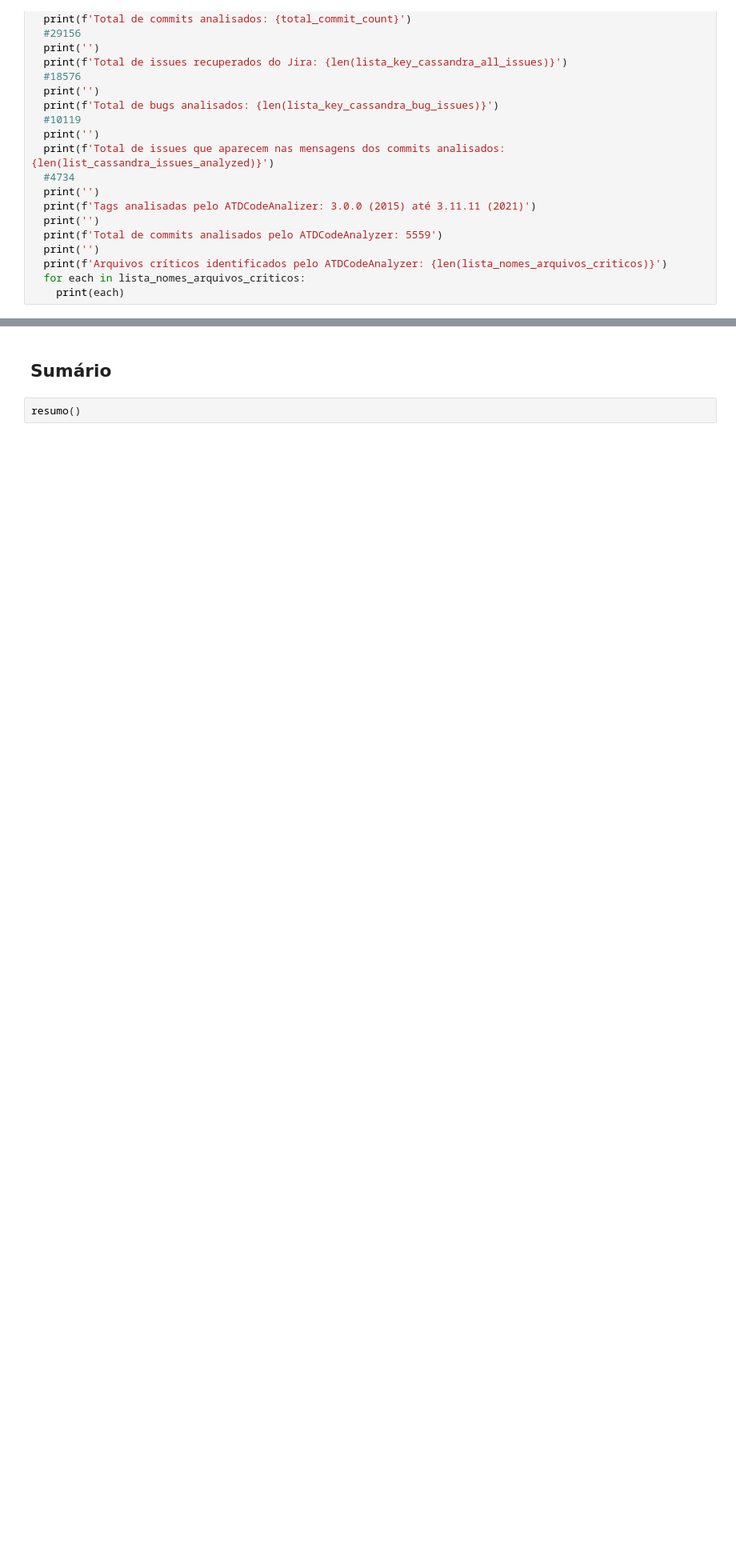
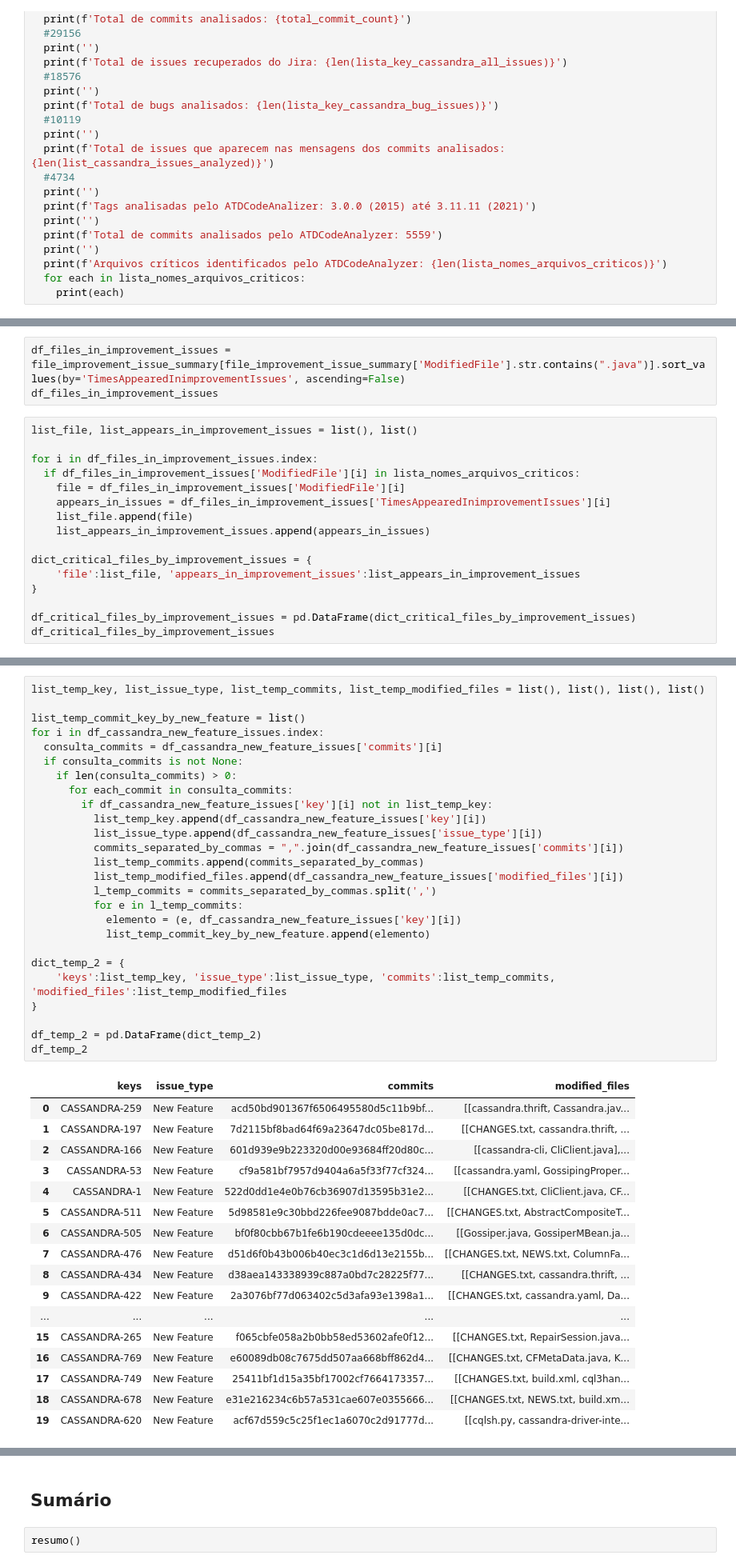
Before and after one commit to armandossrecife/piloto, a Jupyter notebook: classes_criticas_cassandra_teste_correlacao_todosissues_e_bugs.ipynb, the cells around one changed output, grey strips where cells are left out. Shown at 80% size. Saved outputs shown, nothing was run; the diff lists cells and outputs as text; blank space fills up the shorter version.

```diff
--- a/classes_criticas_cassandra_teste_correlacao_todosissues_e_bugs.ipynb
+++ b/classes_criticas_cassandra_teste_correlacao_todosissues_e_bugs.ipynb
@@ -1391,0 +1642,19 @@ def resumo():
+# %%
+df_files_in_improvement_issues = file_improvement_issue_summary[file_improvement_issue_summary['ModifiedFile'].str.contains(".java")].sort_values(by='TimesAppearedInimprovementIssues', ascending=False)
+df_files_in_improvement_issues
+# %%
+list_file, list_appears_in_improvement_issues = list(), list()
+
+for i in df_files_in_improvement_issues.index:
+  if df_files_in_improvement_issues['ModifiedFile'][i] in lista_nomes_arquivos_criticos:
+    file = df_files_in_improvement_issues['ModifiedFile'][i]
+    appears_in_issues = df_files_in_improvement_issues['TimesAppearedInimprovementIssues'][i]
+    list_file.append(file)
+    list_appears_in_improvement_issues.append(appears_in_issues)
+
+dict_critical_files_by_improvement_issues = {
+    'file':list_file, 'appears_in_improvement_issues':list_appears_in_improvement_issues
+}
+
+df_critical_files_by_improvement_issues = pd.DataFrame(dict_critical_files_by_improvement_issues)
+df_critical_files_by_improvement_issues
@@ -1391,0 +1663,44 @@ def resumo():
+# %%
+list_temp_key, list_issue_type, list_temp_commits, list_temp_modified_files = list(), list(), list(), list()
+
+list_temp_commit_key_by_new_feature = list()
+for i in df_cassandra_new_feature_issues.index:
+  consulta_commits = df_cassandra_new_feature_issues['commits'][i]
+  if consulta_commits is not None:
+    if len(consulta_commits) > 0:
+      for each_commit in consulta_commits:
+        if df_cassandra_new_feature_issues['key'][i] not in list_temp_key:
+          list_temp_key.append(df_cassandra_new_feature_issues['key'][i])
+          list_issue_type.append(df_cassandra_new_feature_issues['issue_type'][i])
+          commits_separated_by_commas = ",".join(df_cassandra_new_feature_issues['commits'][i])
+          list_temp_commits.append(commits_separated_by_commas)
+          list_temp_modified_files.append(df_cassandra_new_feature_issues['modified_files'][i])
+          l_temp_commits = commits_separated_by_commas.split(',')
+          for e in l_temp_commits:
+            elemento = (e, df_cassandra_new_feature_issues['key'][i])
+            list_temp_commit_key_by_new_feature.append(elemento)
+
+dict_temp_2 = {
+    'keys':list_temp_key, 'issue_type':list_issue_type, 'commits':list_temp_commits, 'modified_files':list_temp_modified_files
+}
+
+df_temp_2 = pd.DataFrame(dict_temp_2)
+df_temp_2
+# %% [output]
+|  | keys | issue_type | commits | modified_files |
+| 0 | CASSANDRA-259 | New Feature | acd50bd901367f6506495580d5c11b9bf... | [[cassandra.thrift, Cassandra.jav... |
+| 1 | CASSANDRA-197 | New Feature | 7d2115bf8bad64f69a23647dc05be817d... | [[CHANGES.txt, cassandra.thrift, ... |
+| 2 | CASSANDRA-166 | New Feature | 601d939e9b223320d00e93684ff20d80c... | [[cassandra-cli, CliClient.java],... |
+| 3 | CASSANDRA-53 | New Feature | cf9a581bf7957d9404a6a5f33f77cf324... | [[cassandra.yaml, GossipingProper... |
+| 4 | CASSANDRA-1 | New Feature | 522d0dd1e4e0b76cb36907d13595b31e2... | [[CHANGES.txt, CliClient.java, CF... |
+| 5 | CASSANDRA-511 | New Feature | 5d98581e9c30bbd226fee9087bdde0ac7... | [[CHANGES.txt, AbstractCompositeT... |
+| 6 | CASSANDRA-505 | New Feature | bf0f80cbb67b1fe6b190cdeeee135d0dc... | [[Gossiper.java, GossiperMBean.ja... |
+| 7 | CASSANDRA-476 | New Feature | d51d6f0b43b006b40ec3c1d6d13e2155b... | [[CHANGES.txt, NEWS.txt, ColumnFa... |
+| 8 | CASSANDRA-434 | New Feature | d38aea143338939c887a0bd7c28225f77... | [[CHANGES.txt, cassandra.thrift, ... |
+| 9 | CASSANDRA-422 | New Feature | 2a3076bf77d063402c5d3afa93e1398a1... | [[CHANGES.txt, cassandra.yaml, Da... |
+| ... | ... | ... | ... | ... |
+| 15 | CASSANDRA-265 | New Feature | f065cbfe058a2b0bb58ed53602afe0f12... | [[CHANGES.txt, RepairSession.java... |
+| 16 | CASSANDRA-769 | New Feature | e60089db08c7675dd507aa668bff862d4... | [[CHANGES.txt, CFMetaData.java, K... |
+| 17 | CASSANDRA-749 | New Feature | 25411bf1d15a35bf17002cf7664173357... | [[CHANGES.txt, build.xml, cql3han... |
+| 18 | CASSANDRA-678 | New Feature | e31e216234c6b57a531cae607e0355666... | [[CHANGES.txt, NEWS.txt, build.xm... |
+| 19 | CASSANDRA-620 | New Feature | acf67d559c5c25f1ec1a6070c2d91777d... | [[cqlsh.py, cassandra-driver-inte... |
```
Also changed, not shown: parts of 65 cells of this notebook.
